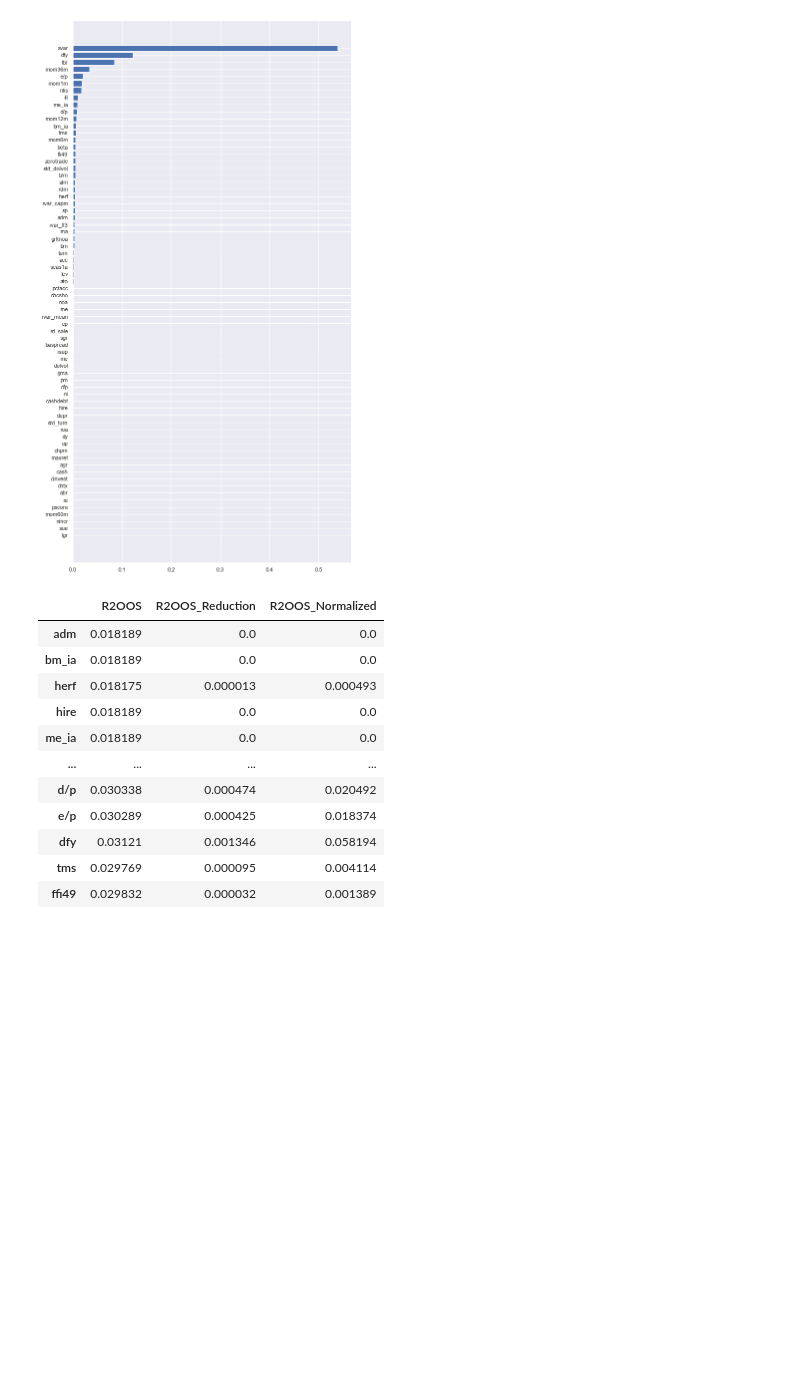
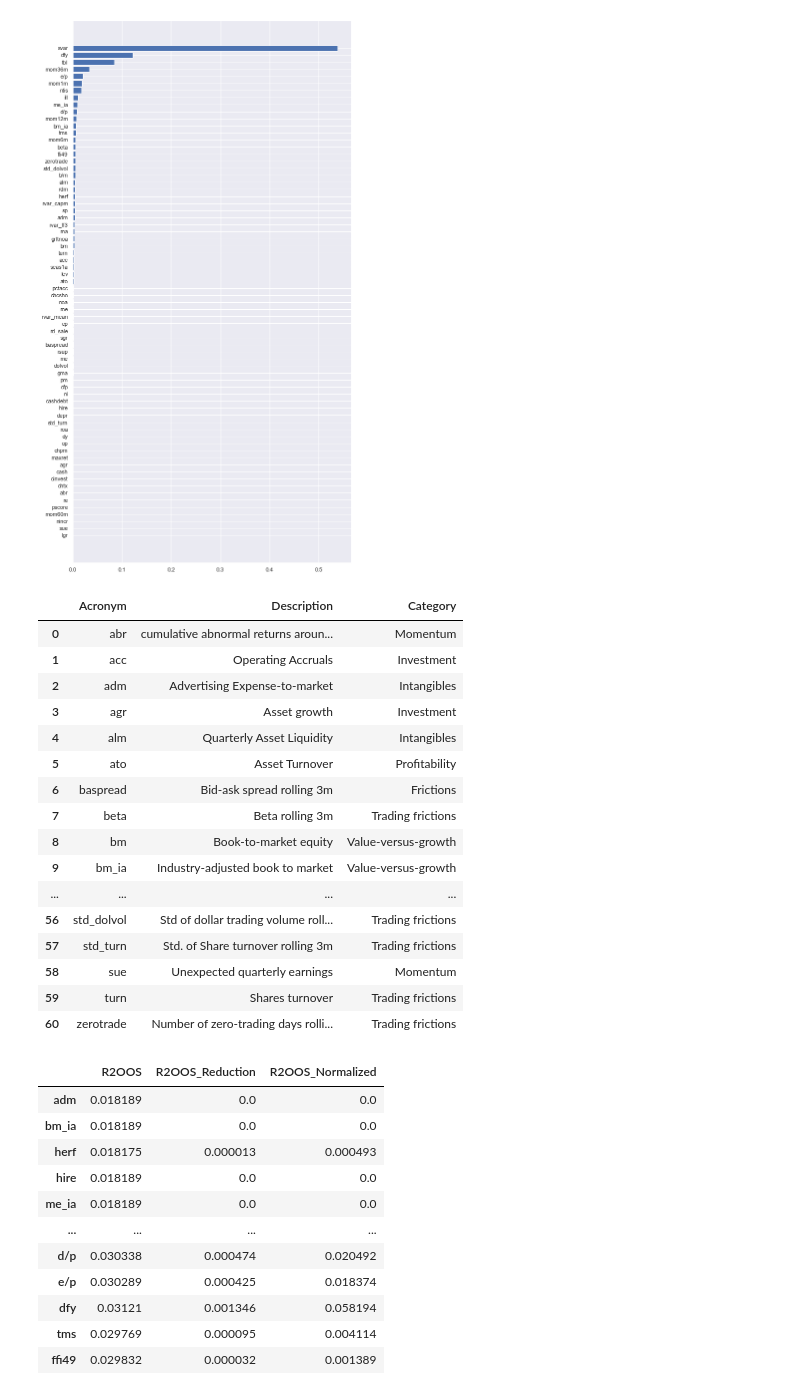
Before and after one commit to shh128/Summer-project-ML, a Jupyter notebook: RF_testing26_basic_v2.ipynb, the cells around one changed output. Saved outputs shown, nothing was run; the diff lists cells and outputs as text; code cells hidden in the pictures; blank space fills up the shorter version.

Commit message:
add chars60_summary.csv

```diff
--- a/RF_testing26_basic_v2.ipynb
+++ b/RF_testing26_basic_v2.ipynb
@@ -563,6 +563,30 @@ plt.barh(r2_reduction_mean.index, r2_reduction_mean)
 plt.show()
 # %% [output]
 [figure]
+# %%
+import pandas as pd
+pd.options.display.max_rows = 999
+pd.options.display.max_colwidth = 999
+chars_sum = pd.read_csv('chars60_summary.csv')
+chars_sum.iloc[:,[0,1,4]]
+# %% [output]
+|  | Acronym | Description | Category |
+| 0 | abr | cumulative abnormal returns aroun... | Momentum |
+| 1 | acc | Operating Accruals | Investment |
+| 2 | adm | Advertising Expense-to-market | Intangibles |
+| 3 | agr | Asset growth | Investment |
+| 4 | alm | Quarterly Asset Liquidity | Intangibles |
+| 5 | ato | Asset Turnover | Profitability |
+| 6 | baspread | Bid-ask spread rolling 3m | Frictions |
+| 7 | beta | Beta rolling 3m | Trading frictions |
+| 8 | bm | Book-to-market equity | Value-versus-growth |
+| 9 | bm_ia | Industry-adjusted book to market | Value-versus-growth |
+| ... | ... | ... | ... |
+| 56 | std_dolvol | Std of dollar trading volume roll... | Trading frictions |
+| 57 | std_turn | Std. of Share turnover rolling 3m | Trading frictions |
+| 58 | sue | Unexpected quarterly earnings | Momentum |
+| 59 | turn | Shares turnover | Trading frictions |
+| 60 | zerotrade | Number of zero-trading days rolli... | Trading frictions |
 # %%
 r2_oos_df
 # %% [output]
```
Also changed, not shown: 4 other files.
